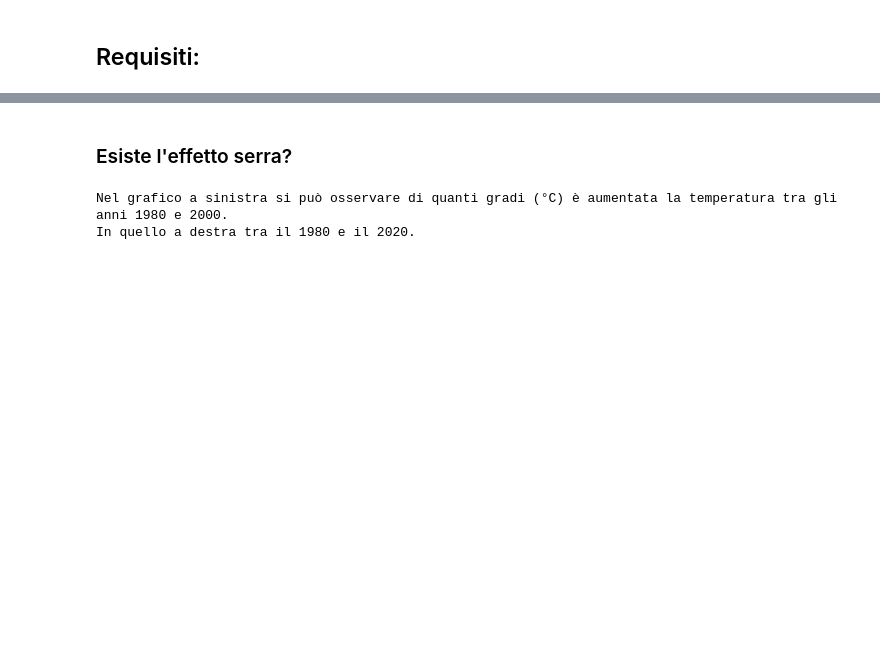
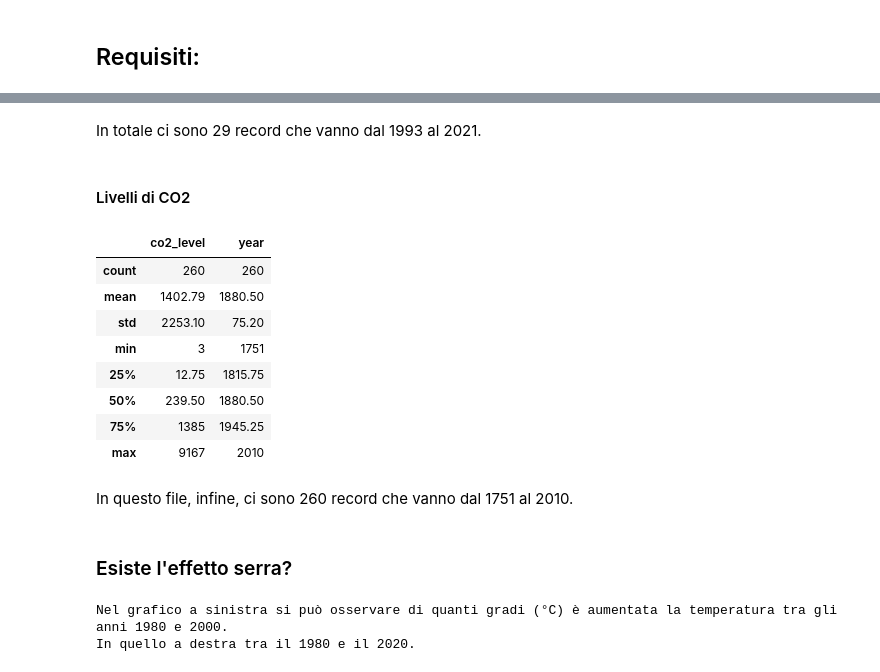
Before and after one commit to ElenaCurti/big-data, a Jupyter notebook: Attivita_03_DataAnalytics/file.ipynb, the cells around one changed output, grey strips where cells are left out. Saved outputs shown, nothing was run; the diff lists cells and outputs as text; code cells hidden in the pictures; blank space fills up the shorter version.

```diff
--- a/Attivita_03_DataAnalytics/file.ipynb
+++ b/Attivita_03_DataAnalytics/file.ipynb
@@ -271,3 +296,24 @@ Considerazioni: ci sono in totale 27769 stazioni, l'anno minimo è il 1702 e il
+# %% [markdown]
+In totale ci sono 29 record che vanno dal 1993 al 2021.
+# %% [markdown]
+#### Livelli di CO2
+# %%
+df_tmp = df_co2.copy()
+df_tmp["year"] = df_tmp.index
+df_describe = df_tmp.describe(include="all")
+df_describe.applymap(function_sistema_output)
+# %% [output]
+|  | co2_level | year |
+| count | 260 | 260 |
+| mean | 1402.79 | 1880.50 |
+| std | 2253.10 | 75.20 |
+| min | 3 | 1751 |
+| 25% | 12.75 | 1815.75 |
+| 50% | 239.50 | 1880.50 |
+| 75% | 1385 | 1945.25 |
+| max | 9167 | 2010 |
+# %% [markdown]
+In questo file, infine, ci sono 260 record che vanno dal 1751 al 2010.
 # %% [markdown]
 ### Esiste l'effetto serra?
 # %%
```
Also changed, not shown: parts of 47 cells of this notebook, 1 other file.
